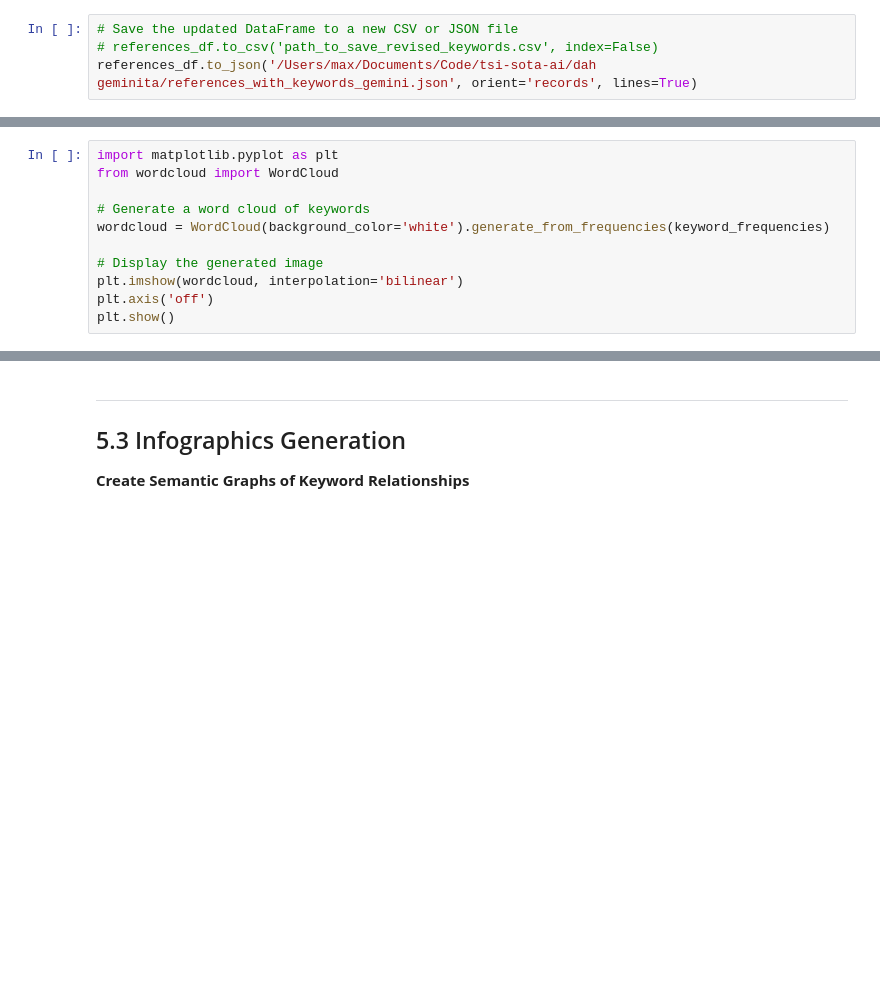
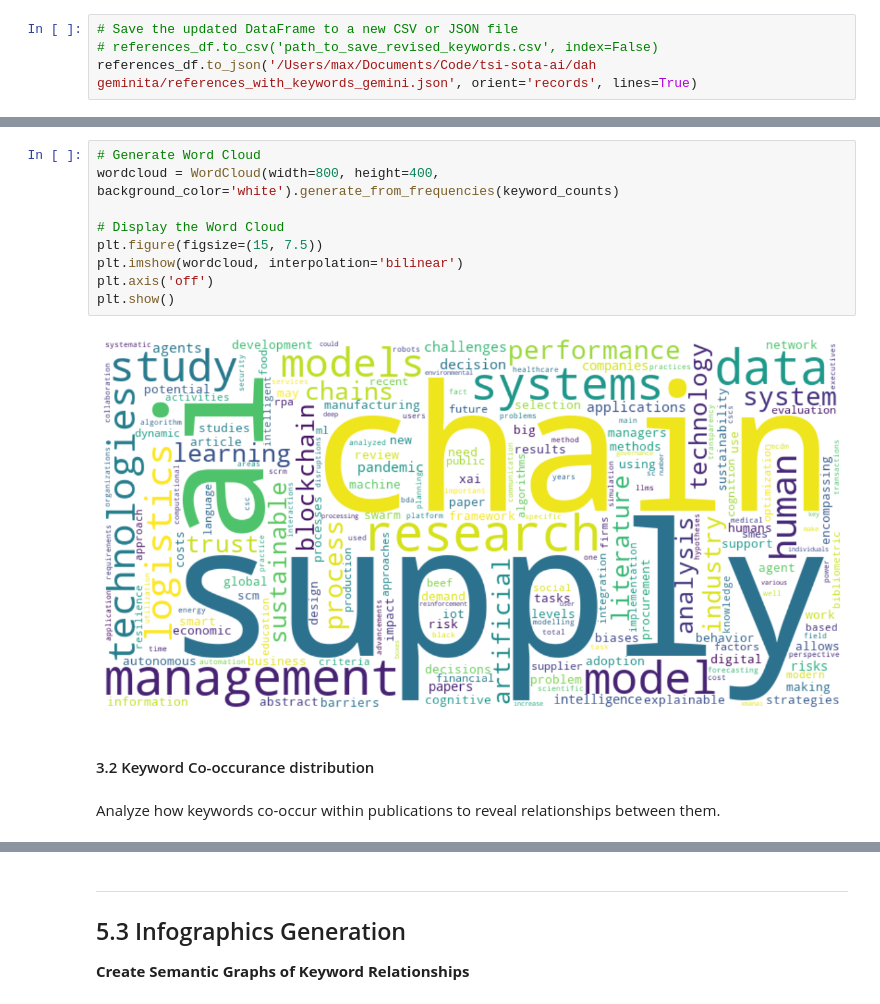
Before and after one commit to skazo4nick/tsi-sota-ai, a Jupyter notebook: notebooks/1_keywords_analysis.ipynb, the cells around one changed output, grey strips where cells are left out. Cells and saved outputs as stored; diff of their text form; blank space fills up the shorter version.

```diff
--- a/notebooks/1_keywords_analysis.ipynb
+++ b/notebooks/1_keywords_analysis.ipynb
@@ -610,11 +654,15 @@ tfidf_matrix = tfidf_vectorizer.fit_transform(cleaned_texts)
 # %%
-import matplotlib.pyplot as plt
-from wordcloud import WordCloud
+# Generate Word Cloud
+wordcloud = WordCloud(width=800, height=400, background_color='white').generate_from_frequencies(keyword_counts)
 
-# Generate a word cloud of keywords
-wordcloud = WordCloud(background_color='white').generate_from_frequencies(keyword_frequencies)
-
-# Display the generated image
+# Display the Word Cloud
+plt.figure(figsize=(15, 7.5))
 plt.imshow(wordcloud, interpolation='bilinear')
 plt.axis('off')
 plt.show()
+# %% [output]
+[figure, added]
+# %% [markdown]
+#### 3.2 Keyword Co-occurance distribution
+# %% [markdown]
+Analyze how keywords co-occur within publications to reveal relationships between them.
```
Also changed, not shown: parts of 27 cells of this notebook.
